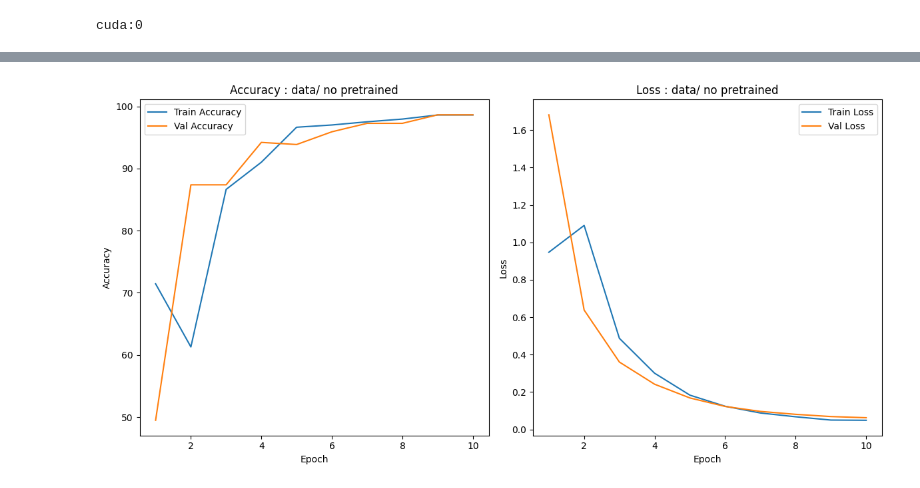
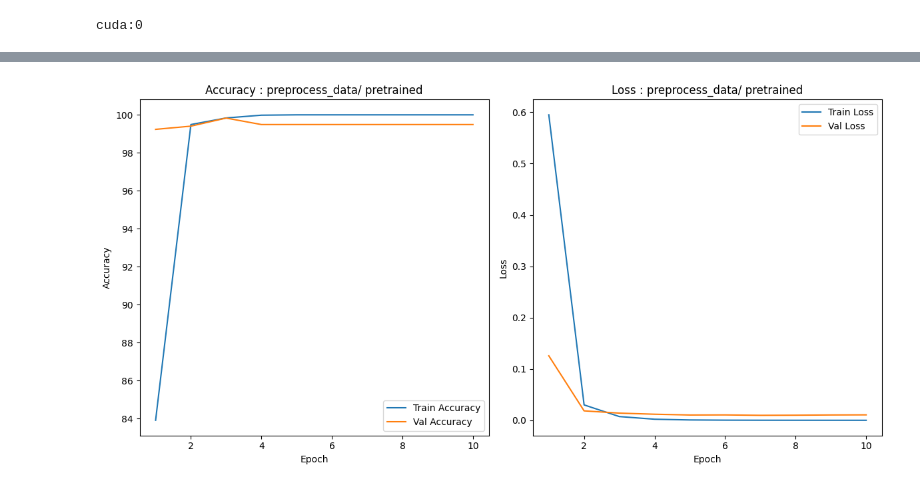
Before and after one commit to bclegend/PBLM, a Jupyter notebook: transferlearning.ipynb, the cells around one changed output, grey strips where cells are left out. Cells and saved outputs as stored; diff of their text form; code cells hidden in the pictures.

```diff
--- a/transferlearning.ipynb
+++ b/transferlearning.ipynb
@@ -9,8 +9,8 @@ from tqdm import tqdm
 import matplotlib.pyplot as plt
 
 # # set data set and pretrained
-data_aug = False
-pretain_weight = False
+data_aug = True
+pretain_weight = True
 
 if data_aug :
     data_set = 'preprocess_data'
@@ -170 +170 @@ Test Loss: 0.0179, Test Accuracy: 100.00%
-[figure, old version]
+[figure, new version]
```
Also changed, not shown: parts of 1 cell of this notebook.
